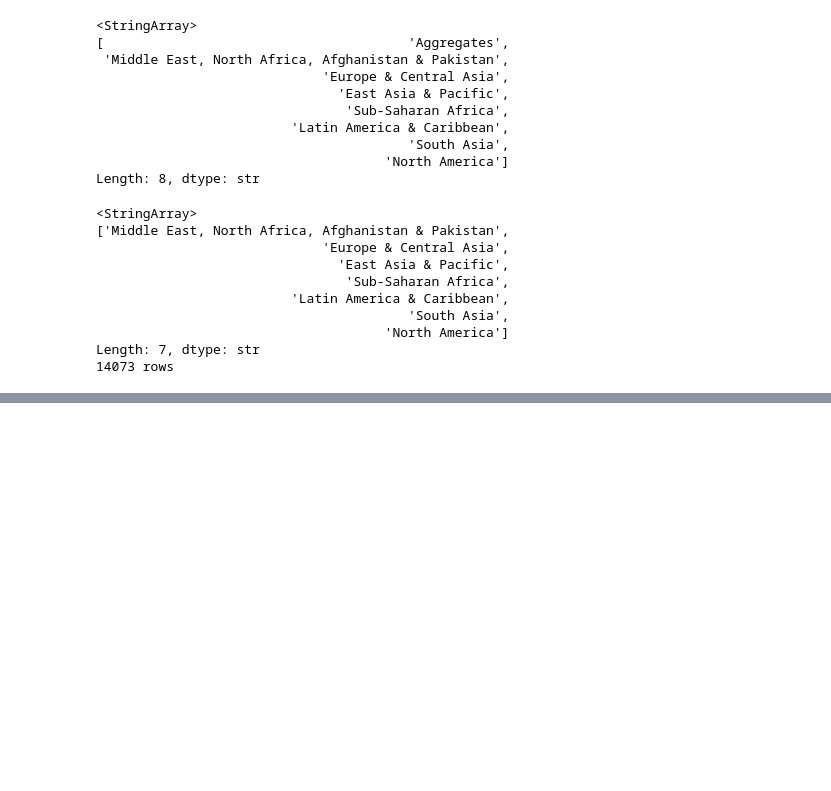
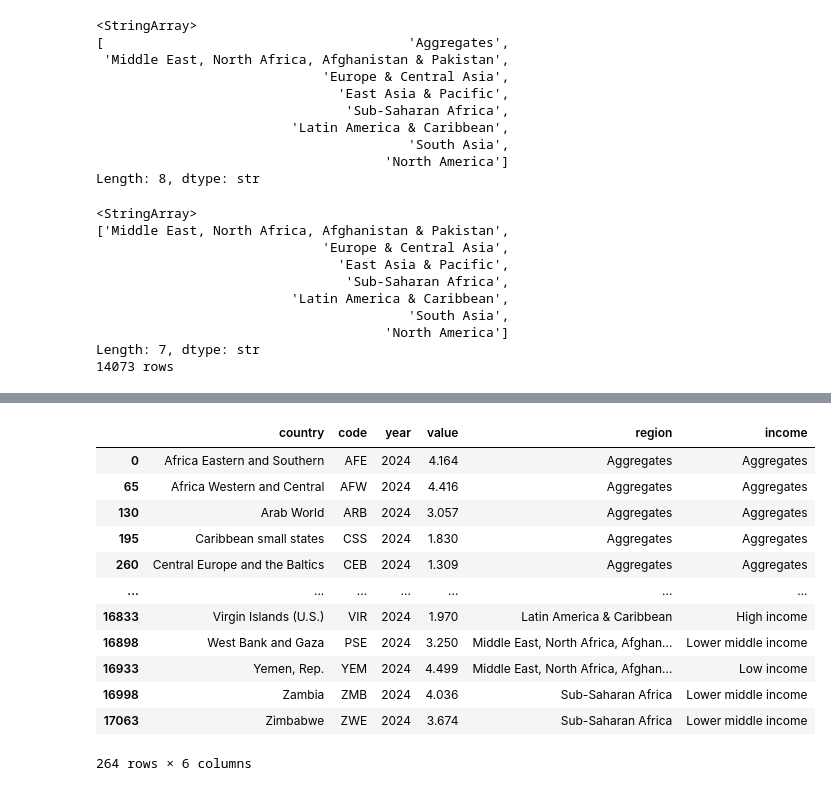
Before and after one commit to ysienlau/ysienlau.github.io, a Jupyter notebook: week3_materials/tfr_exploration.ipynb, the cells around one changed output, grey strips where cells are left out. Saved outputs shown, nothing was run; the diff lists cells and outputs as text; code cells hidden in the pictures; blank space fills up the shorter version.

```diff
--- a/week3_materials/tfr_exploration.ipynb
+++ b/week3_materials/tfr_exploration.ipynb
@@ -100,0 +125,17 @@ df.to_csv('tfr_worldbank.csv', index=False)
+# %%
+df_2024 = df[df['year'] == 2024]
+df_2024
+# %% [output]
+|  | country | code | year | value | region | income |
+| 0 | Africa Eastern and Southern | AFE | 2024 | 4.164 | Aggregates | Aggregates |
+| 65 | Africa Western and Central | AFW | 2024 | 4.416 | Aggregates | Aggregates |
+| 130 | Arab World | ARB | 2024 | 3.057 | Aggregates | Aggregates |
+| 195 | Caribbean small states | CSS | 2024 | 1.830 | Aggregates | Aggregates |
+| 260 | Central Europe and the Baltics | CEB | 2024 | 1.309 | Aggregates | Aggregates |
+| ... | ... | ... | ... | ... | ... | ... |
+| 16833 | Virgin Islands (U.S.) | VIR | 2024 | 1.970 | Latin America & Caribbean | High income |
+| 16898 | West Bank and Gaza | PSE | 2024 | 3.250 | Middle East, North Africa, Afghan... | Lower middle income |
+| 16933 | Yemen, Rep. | YEM | 2024 | 4.499 | Middle East, North Africa, Afghan... | Low income |
+| 16998 | Zambia | ZMB | 2024 | 4.036 | Sub-Saharan Africa | Lower middle income |
+| 17063 | Zimbabwe | ZWE | 2024 | 3.674 | Sub-Saharan Africa | Lower middle income |
+264 rows × 6 columns
```
Also changed, not shown: parts of 6 cells of this notebook, 2 other files.
